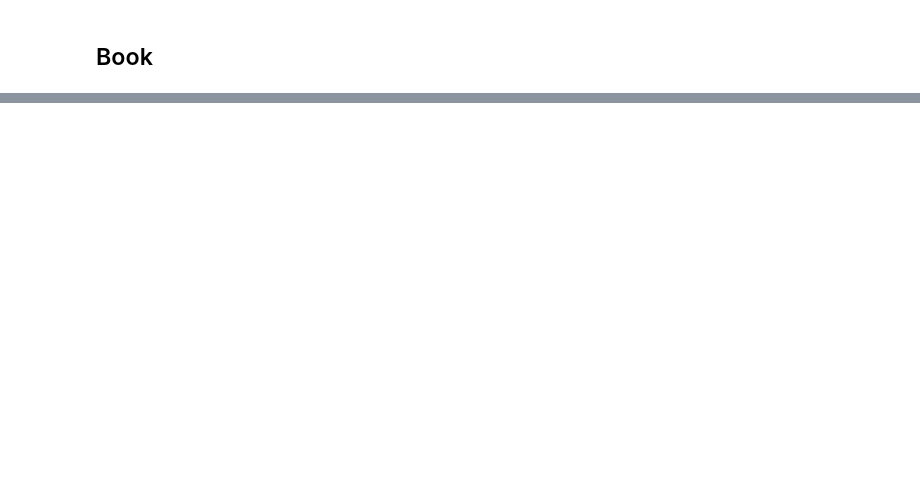
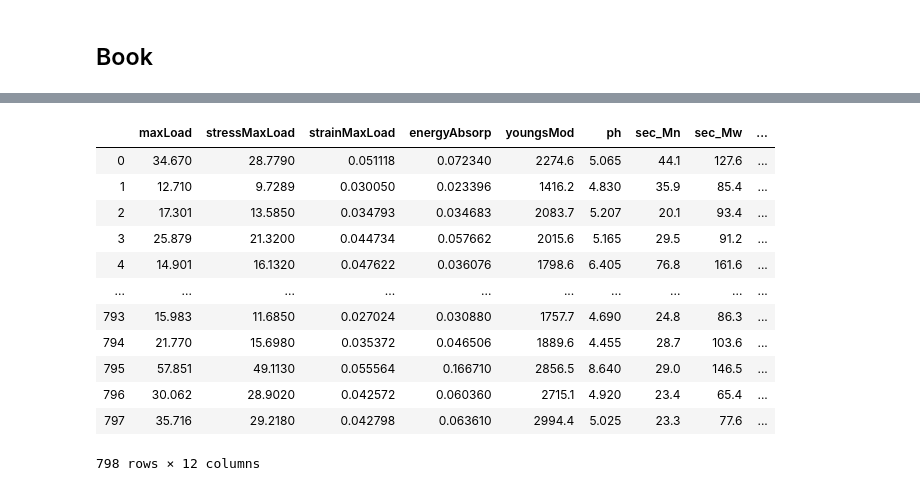
Before and after one commit to hujingc/umsi_loc_anc, a Jupyter notebook: loading_views.ipynb, the cells around one changed output, grey strips where cells are left out. Drawn from its saved outputs; the diff is of its cells as text; code cells hidden in the pictures; blank space fills up the shorter version.

```diff
--- a/loading_views.ipynb
+++ b/loading_views.ipynb
@@ -170,0 +215,4 @@ Name: doubleFold, dtype: float64
+# %%
+sec_cleaned = sec.drop(columns =['_id', 'objectId','analysisId', 'sec', 'type'])
+sec_cleaned.rename(columns ={'sampleId':'sample_id'}, inplace = True)
+sec_cleaned.head()
@@ -170,0 +226,5 @@ Name: doubleFold, dtype: float64
+# %%
+doublefold_cleaned = books[['id', 'doubleFold']]
+doublefold_cleaned.rename(columns={'id':'book_id'}, inplace=True)
+doublefold_cleaned['book_id'] = doublefold_cleaned['book_id'].astype(str)
+doublefold_cleaned.head()
@@ -170,0 +260,22 @@ Name: doubleFold, dtype: float64
+# %%
+#drop id columns
+numeric_data = all_combined.drop(columns=['book_id','sample_id'])
+
+#turn all data into floats
+numeric_data = numeric_data.astype(float)
+
+numeric_data
+# %% [output]
+|  | maxLoad | stressMaxLoad | strainMaxLoad | energyAbsorp | youngsMod | ph | sec_Mn | sec_Mw | ... |
+| 0 | 34.670 | 28.7790 | 0.051118 | 0.072340 | 2274.6 | 5.065 | 44.1 | 127.6 | ... |
+| 1 | 12.710 | 9.7289 | 0.030050 | 0.023396 | 1416.2 | 4.830 | 35.9 | 85.4 | ... |
+| 2 | 17.301 | 13.5850 | 0.034793 | 0.034683 | 2083.7 | 5.207 | 20.1 | 93.4 | ... |
+| 3 | 25.879 | 21.3200 | 0.044734 | 0.057662 | 2015.6 | 5.165 | 29.5 | 91.2 | ... |
+| 4 | 14.901 | 16.1320 | 0.047622 | 0.036076 | 1798.6 | 6.405 | 76.8 | 161.6 | ... |
+| ... | ... | ... | ... | ... | ... | ... | ... | ... | ... |
+| 793 | 15.983 | 11.6850 | 0.027024 | 0.030880 | 1757.7 | 4.690 | 24.8 | 86.3 | ... |
+| 794 | 21.770 | 15.6980 | 0.035372 | 0.046506 | 1889.6 | 4.455 | 28.7 | 103.6 | ... |
+| 795 | 57.851 | 49.1130 | 0.055564 | 0.166710 | 2856.5 | 8.640 | 29.0 | 146.5 | ... |
+| 796 | 30.062 | 28.9020 | 0.042572 | 0.060360 | 2715.1 | 4.920 | 23.4 | 65.4 | ... |
+| 797 | 35.716 | 29.2180 | 0.042798 | 0.063610 | 2994.4 | 5.025 | 23.3 | 77.6 | ... |
+798 rows × 12 columns
```
Also changed, not shown: parts of 18 cells of this notebook, 1 other file.
